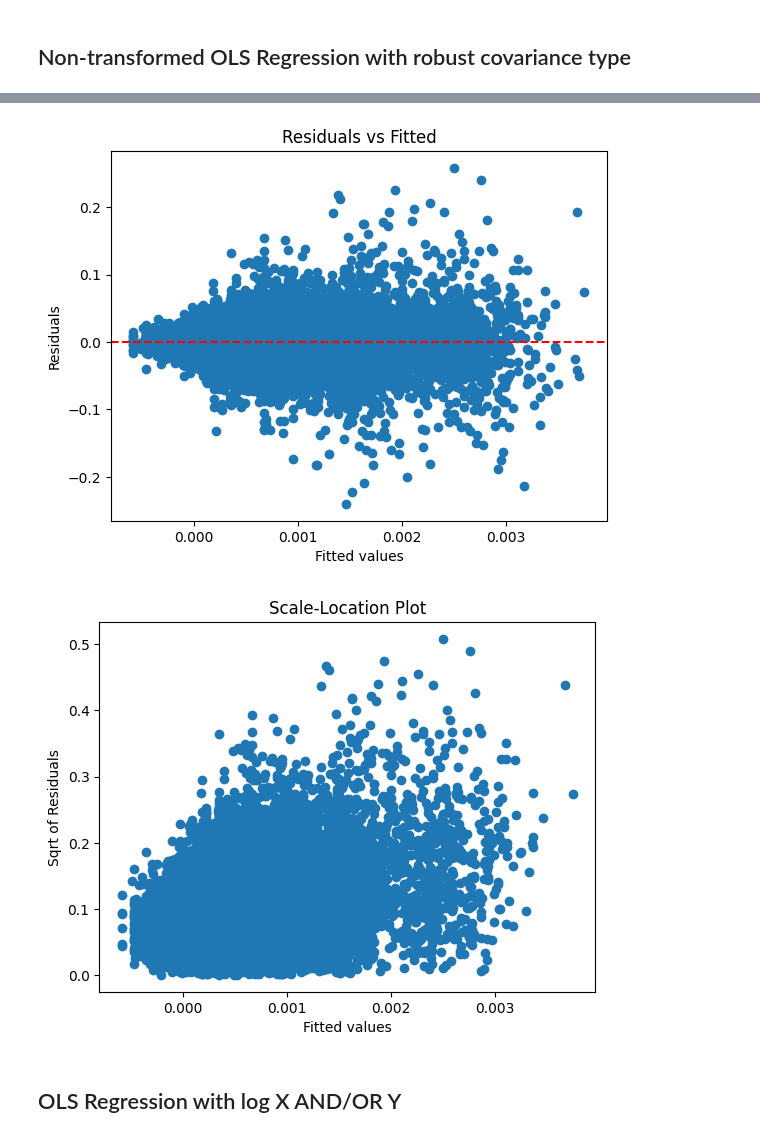
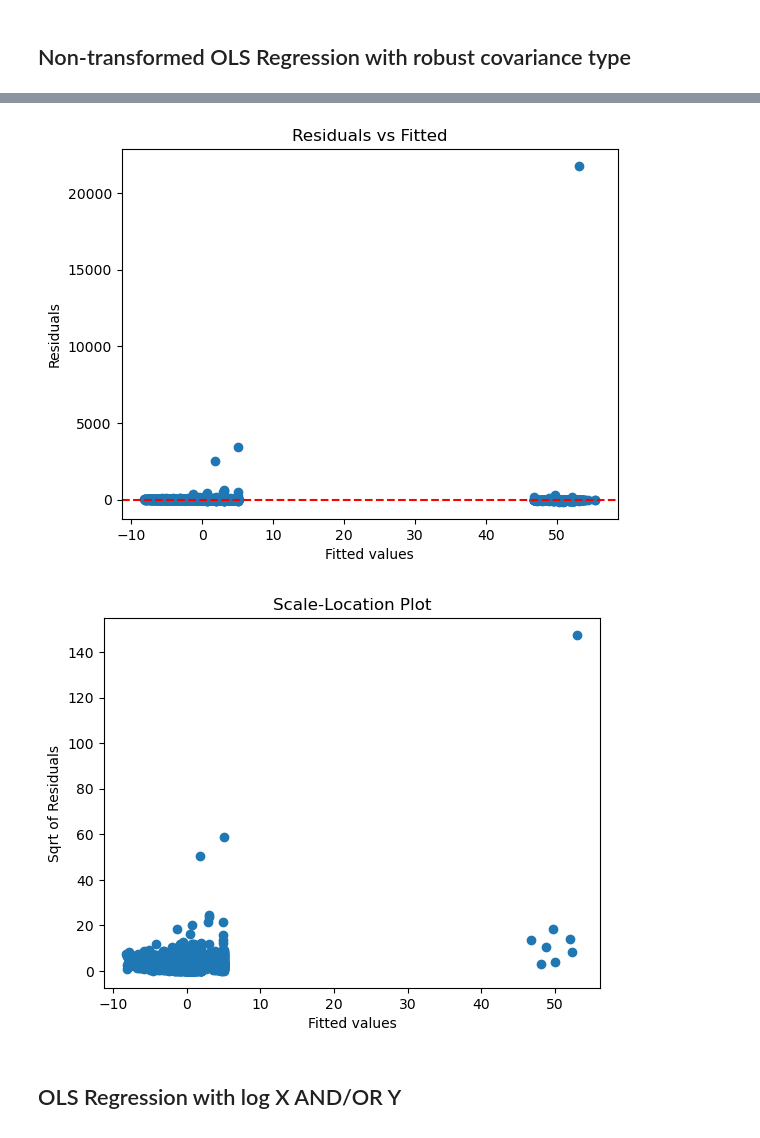
Before and after one commit to senaruetschlin/Investor_Attention, a Jupyter notebook: Robust_regression_crypto_Alex.ipynb, the cells around one changed output, grey strips where cells are left out. Drawn from its saved outputs; the diff is of its cells as text; code cells hidden in the pictures.

Commit message:
adding final crypto files

```diff
--- a/Robust_regression_crypto_Alex.ipynb
+++ b/Robust_regression_crypto_Alex.ipynb
@@ -20,4 +34,4 @@ df.head()
 # %%
-df['stock_dummy'] = df['ticker'].astype('category').cat.codes
+df['crypto_dummy'] = df['crypto_name'].astype('category').cat.codes
 df.head()
 # %% [output]
@@ -137,0 +574,6 @@ fix_seed = 42
+# %%
+#plt.scatter(df['name_price_attention'], df['return'])
+df['log_return'] = np.log(df['return'])
+df['log_attention'] = np.log(df['name_price_attention'])
+#plt.scatter(df['name_price_attention'], df['log_return'])
+plt.scatter(df['log_attention'], df['return'])
@@ -196,3 +770,6 @@ In summary, these statistics suggest that the residuals of your model are not no
+# %%
+df['log_return'] = np.log(df['return'] + 1)
+df['log_name_price_attention'] = np.log(df['name_price_attention'] + 1)
 # %%
 pip install seaborn
 # %% [output]
@@ -240,7 +817,7 @@ plt.show()
 from statsmodels.formula.api import ols
 
 # Fit the model
-model_1 = ols('Q("return") ~ name_price_attention + C(stock_dummy) ', data=df).fit()
+model_1 = ols('Q("return") ~ name_price_attention + C(crypto_dummy) ', data=df).fit()
 
 # Get robust covariance results
 robust_model_1 = model_1.get_robustcov_results()  # solving the heteroskedasticity issue of non robust model
@@ -282,12 +859,12 @@ Notes:
 [1] Standard Errors are heteroscedasticity robust (HC1)
 # %%
 # QQ plot for normality of residuals
-fig = sm.qqplot(model_1.resid, line='45', fit=True)
+fig = sm.qqplot(robust_model_1.resid, line='45', fit=True)
 plt.title('Normal Q-Q Plot')
 plt.show()
 
 # Residuals vs Fitted for homoscedasticity
-plt.scatter(model_1.fittedvalues, model_1.resid)
+plt.scatter(robust_model_1.fittedvalues, robust_model_1.resid)
 plt.xlabel('Fitted values')
 plt.ylabel('Residuals')
 plt.title('Residuals vs Fitted')
@@ -295,7 +872,7 @@ plt.axhline(0, color='red', linestyle='--')
 plt.show()
 
 # Scale-Location plot (also called Spread-Location plot)
-plt.scatter(model_1.fittedvalues, model_1.resid**0.5)
+plt.scatter(robust_model_1.fittedvalues, robust_model_1.resid**0.5)
 plt.xlabel('Fitted values')
 plt.ylabel('Sqrt of Residuals')
 plt.title('Scale-Location Plot')
@@ -310,5 +887,5 @@ plt.show()
-[figure, old version]
+[figure, new version]
-[figure, old version]
+[figure, new version]
 # %% [markdown]
 ## OLS Regression with log X AND/OR Y
 # %%
```
Also changed, not shown: parts of 49 cells of this notebook, 2 other files.
